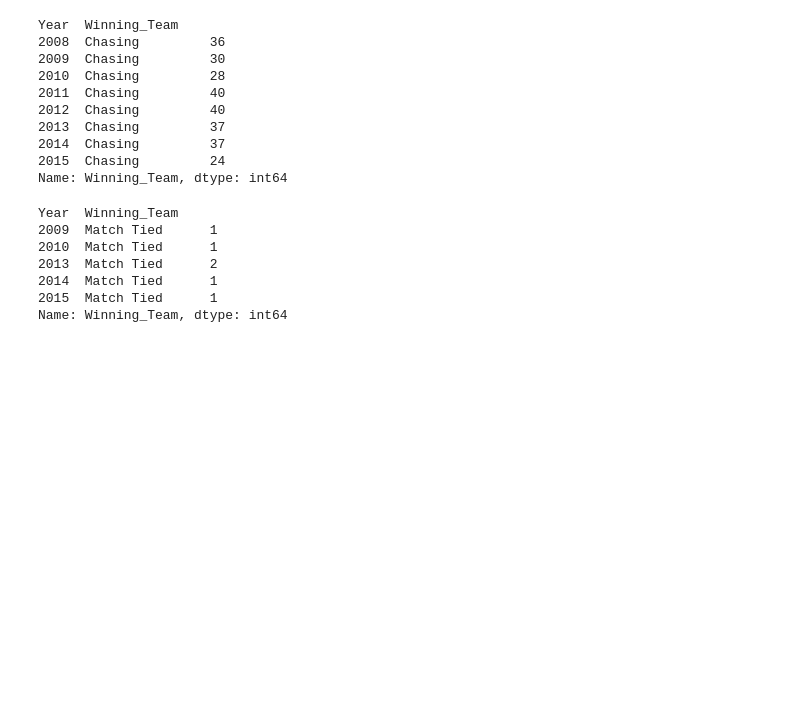
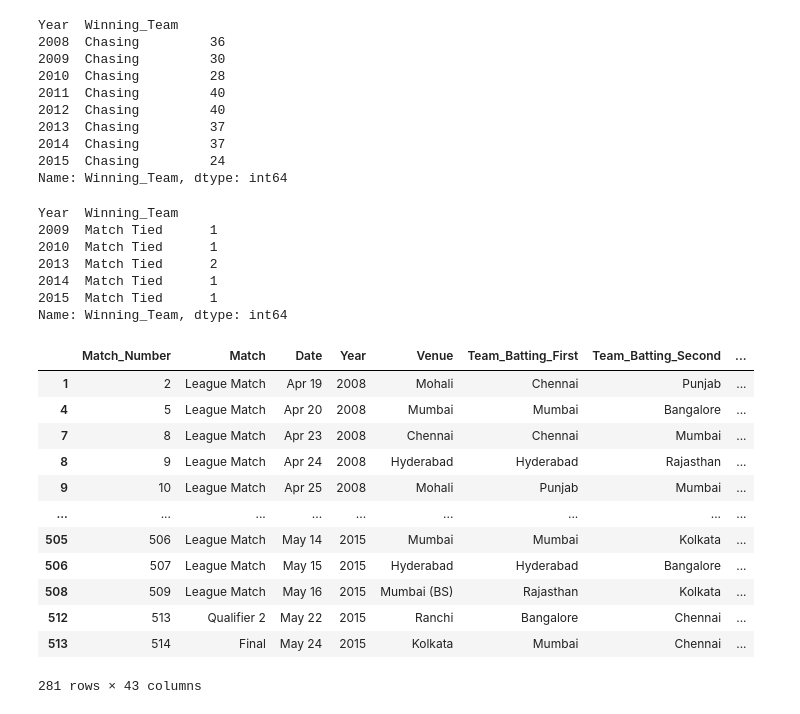
Before and after one commit to gopalkatariya44/MLAI, a Jupyter notebook: exericise/Untitled.ipynb, the cells around one changed output. Drawn from its saved outputs; the diff is of its cells as text; code cells hidden in the pictures; blank space fills up the shorter version.

```diff
--- a/exericise/Untitled.ipynb
+++ b/exericise/Untitled.ipynb
@@ -122,3 +122,21 @@ Year  Winning_Team
 2014  Match Tied      1
 2015  Match Tied      1
 Name: Winning_Team, dtype: int64
+# %%
+ans= df[(df['Winning_Team']=='Match Tied') | (df['Balls_Remaining']<=3)]
+# %%
+ans
+# %% [output]
+|  | Match_Number | Match | Date | Year | Venue | Team_Batting_First | Team_Batting_Second | ... |
+| 1 | 2 | League Match | Apr 19 | 2008 | Mohali | Chennai | Punjab | ... |
+| 4 | 5 | League Match | Apr 20 | 2008 | Mumbai | Mumbai | Bangalore | ... |
+| 7 | 8 | League Match | Apr 23 | 2008 | Chennai | Chennai | Mumbai | ... |
+| 8 | 9 | League Match | Apr 24 | 2008 | Hyderabad | Hyderabad | Rajasthan | ... |
+| 9 | 10 | League Match | Apr 25 | 2008 | Mohali | Punjab | Mumbai | ... |
+| ... | ... | ... | ... | ... | ... | ... | ... | ... |
+| 505 | 506 | League Match | May 14 | 2015 | Mumbai | Mumbai | Kolkata | ... |
+| 506 | 507 | League Match | May 15 | 2015 | Hyderabad | Hyderabad | Bangalore | ... |
+| 508 | 509 | League Match | May 16 | 2015 | Mumbai (BS) | Rajasthan | Kolkata | ... |
+| 512 | 513 | Qualifier 2 | May 22 | 2015 | Ranchi | Bangalore | Chennai | ... |
+| 513 | 514 | Final | May 24 | 2015 | Kolkata | Mumbai | Chennai | ... |
+281 rows × 43 columns
```
Also changed, not shown: parts of 20 cells of this notebook, 18 other files.
